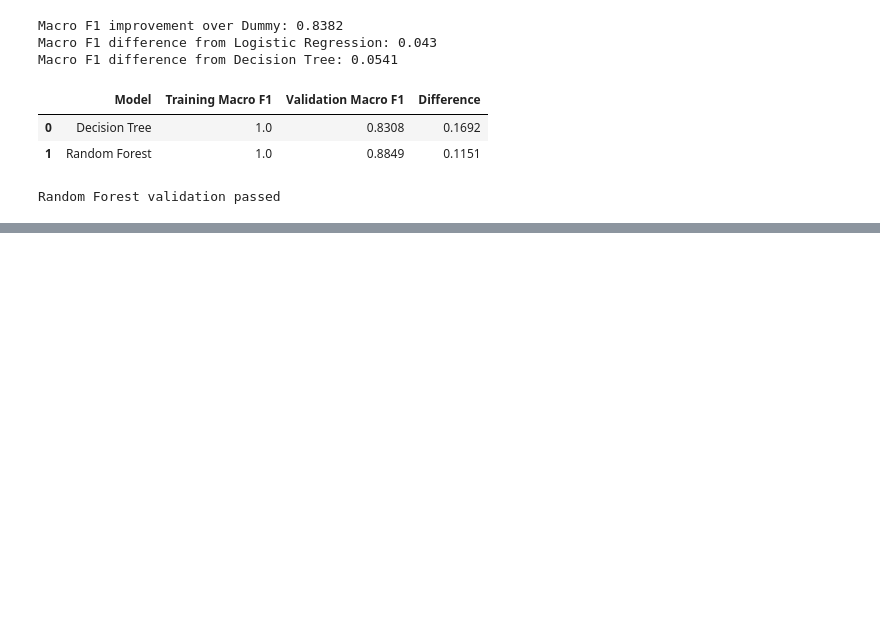
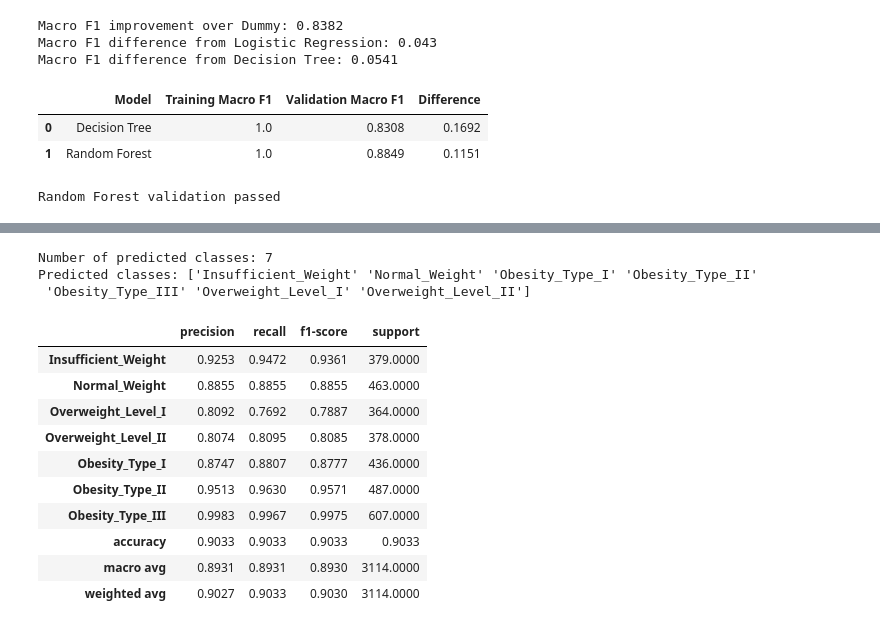
Before and after one commit to SMCodeX7/Obesity-Risk-Intelligence-System, a Jupyter notebook: notebooks/04_baseline_models.ipynb, the cells around one changed output, grey strips where cells are left out. Cells and saved outputs as stored; diff of their text form; code cells hidden in the pictures; blank space fills up the shorter version.

Commit message:
Train Gradient Boosting baseline

```diff
--- a/notebooks/04_baseline_models.ipynb
+++ b/notebooks/04_baseline_models.ipynb
@@ -2027,0 +2069,5 @@ Random Forest validation passed
+# %%
+gradient_boosting_pipeline.fit(
+    X_train,
+    y_train,
+)
@@ -2027,0 +2092,12 @@ Random Forest validation passed
+# %%
+gradient_boosting_training_predictions = (
+    gradient_boosting_pipeline.predict(
+        X_train
+    )
+)
+
+gradient_boosting_validation_predictions = (
+    gradient_boosting_pipeline.predict(
+        X_validation
+    )
+)
@@ -2027,0 +2238,50 @@ Random Forest validation passed
+# %%
+gradient_boosting_unique_predictions = np.unique(
+    gradient_boosting_validation_predictions
+)
+
+print(
+    "Number of predicted classes:",
+    len(gradient_boosting_unique_predictions),
+)
+
+print(
+    "Predicted classes:",
+    gradient_boosting_unique_predictions,
+)
+# %% [output]
+Number of predicted classes: 7
+Predicted classes: ['Insufficient_Weight' 'Normal_Weight' 'Obesity_Type_I' 'Obesity_Type_II'
+ 'Obesity_Type_III' 'Overweight_Level_I' 'Overweight_Level_II']
+# %%
+gradient_boosting_classification_report = (
+    classification_report(
+        y_validation,
+        gradient_boosting_validation_predictions,
+        labels=CLASS_ORDER,
+        output_dict=True,
+        zero_division=0,
+    )
+)
+
+gradient_boosting_report_df = (
+    pd.DataFrame(
+        gradient_boosting_classification_report
+    )
+    .transpose()
+    .round(4)
+)
+
+gradient_boosting_report_df
+# %% [output]
+|  | precision | recall | f1-score | support |
+| Insufficient_Weight | 0.9253 | 0.9472 | 0.9361 | 379.0000 |
+| Normal_Weight | 0.8855 | 0.8855 | 0.8855 | 463.0000 |
+| Overweight_Level_I | 0.8092 | 0.7692 | 0.7887 | 364.0000 |
+| Overweight_Level_II | 0.8074 | 0.8095 | 0.8085 | 378.0000 |
+| Obesity_Type_I | 0.8747 | 0.8807 | 0.8777 | 436.0000 |
+| Obesity_Type_II | 0.9513 | 0.9630 | 0.9571 | 487.0000 |
+| Obesity_Type_III | 0.9983 | 0.9967 | 0.9975 | 607.0000 |
+| accuracy | 0.9033 | 0.9033 | 0.9033 | 0.9033 |
+| macro avg | 0.8931 | 0.8931 | 0.8930 | 3114.0000 |
+| weighted avg | 0.9027 | 0.9033 | 0.9030 | 3114.0000 |
```
Also changed, not shown: parts of 16 cells of this notebook.
